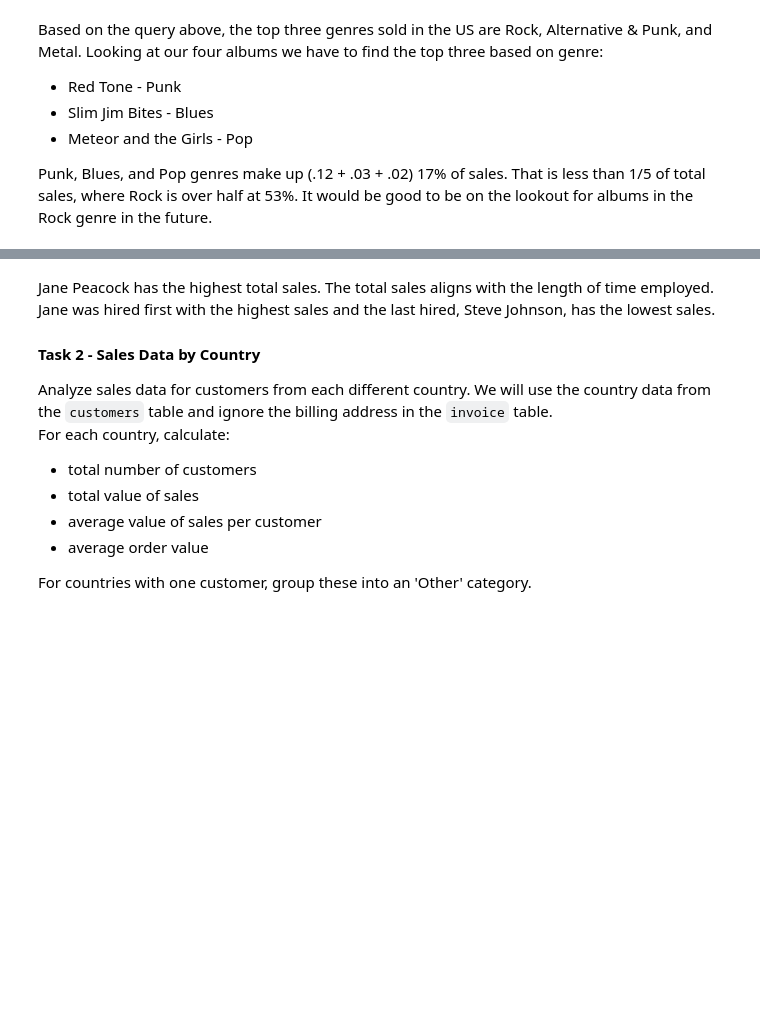
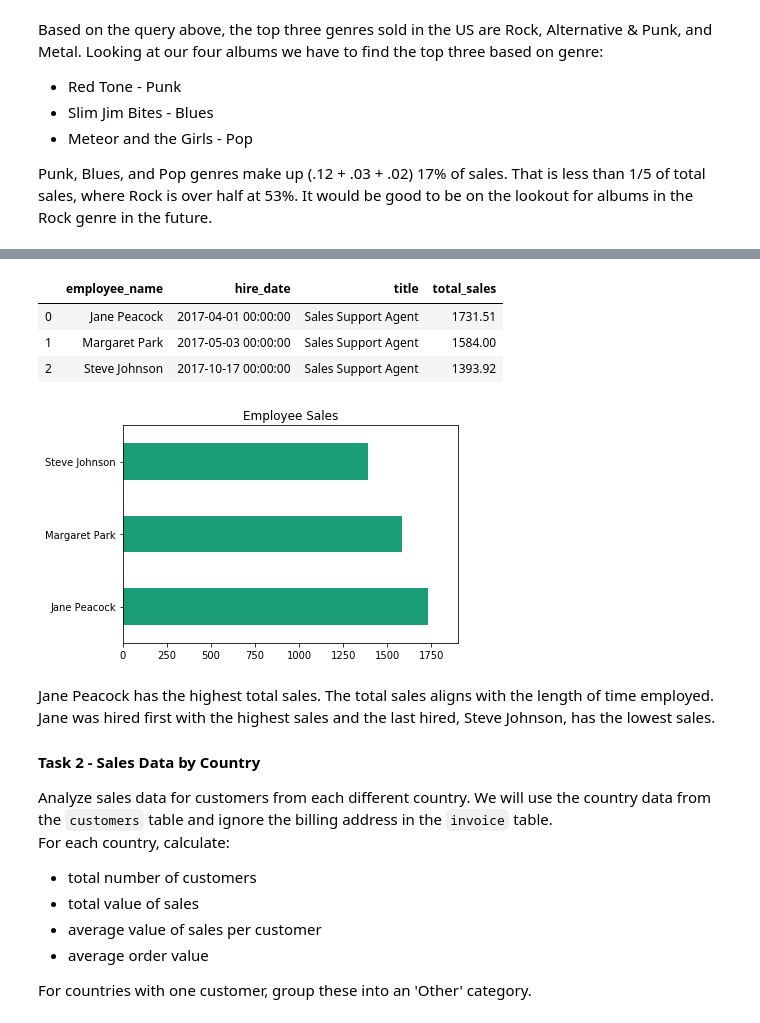
Before and after one commit to tehila440/answering_business_questions_sql, a Jupyter notebook: 4.2_answering_business_questions_sql.ipynb, the cells around one changed output, grey strips where cells are left out. Cells and saved outputs as stored; diff of their text form; code cells hidden in the pictures; blank space fills up the shorter version.

Commit message:
adding visualizations

```diff
--- a/4.2_answering_business_questions_sql.ipynb
+++ b/4.2_answering_business_questions_sql.ipynb
@@ -121,3 +123,23 @@ Done.
+# %%
+employee_sales= employee_sales.DataFrame()
+employee_sales
+# %% [output]
+|  | employee_name | hire_date | title | total_sales |
+| 0 | Jane Peacock | 2017-04-01 00:00:00 | Sales Support Agent | 1731.51 |
+| 1 | Margaret Park | 2017-05-03 00:00:00 | Sales Support Agent | 1584.00 |
+| 2 | Steve Johnson | 2017-10-17 00:00:00 | Sales Support Agent | 1393.92 |
+# %%
+
+employee_sales.set_index("employee_name",drop=True, inplace=True)
+employee_sales["total_sales"].plot.barh(
+    title="Employee Sales",
+    xlim=(0, 1900),
+    colormap=plt.cm.Dark2
+)
+plt.ylabel('')
+plt.show()
+# %% [output]
+[figure, added]
 # %% [markdown]
 Jane Peacock has the highest total sales.  The total sales aligns with the length of time employed.  Jane was hired first with the highest sales and the last hired, Steve Johnson, has the lowest sales.<br>
 #### Task 2 - Sales Data by Country
```
Also changed, not shown: parts of 10 cells of this notebook.
